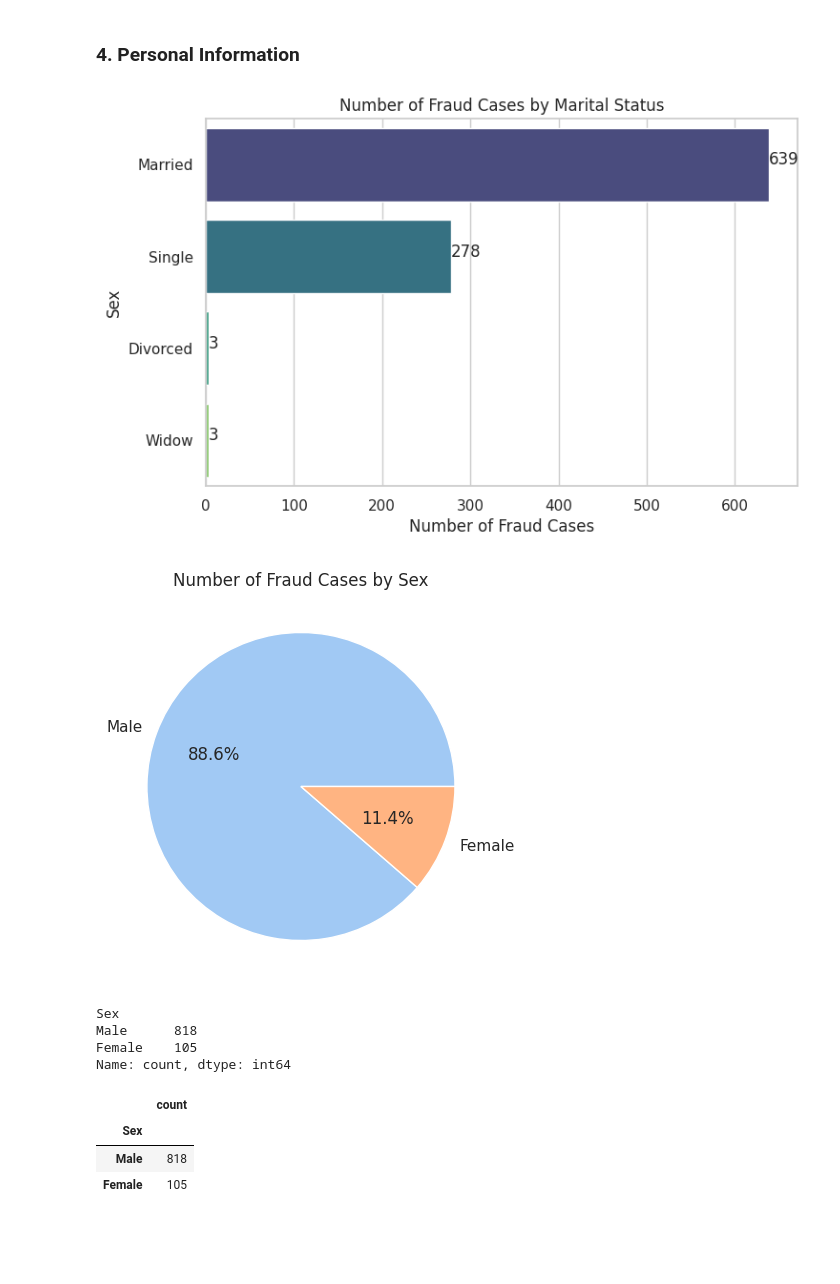
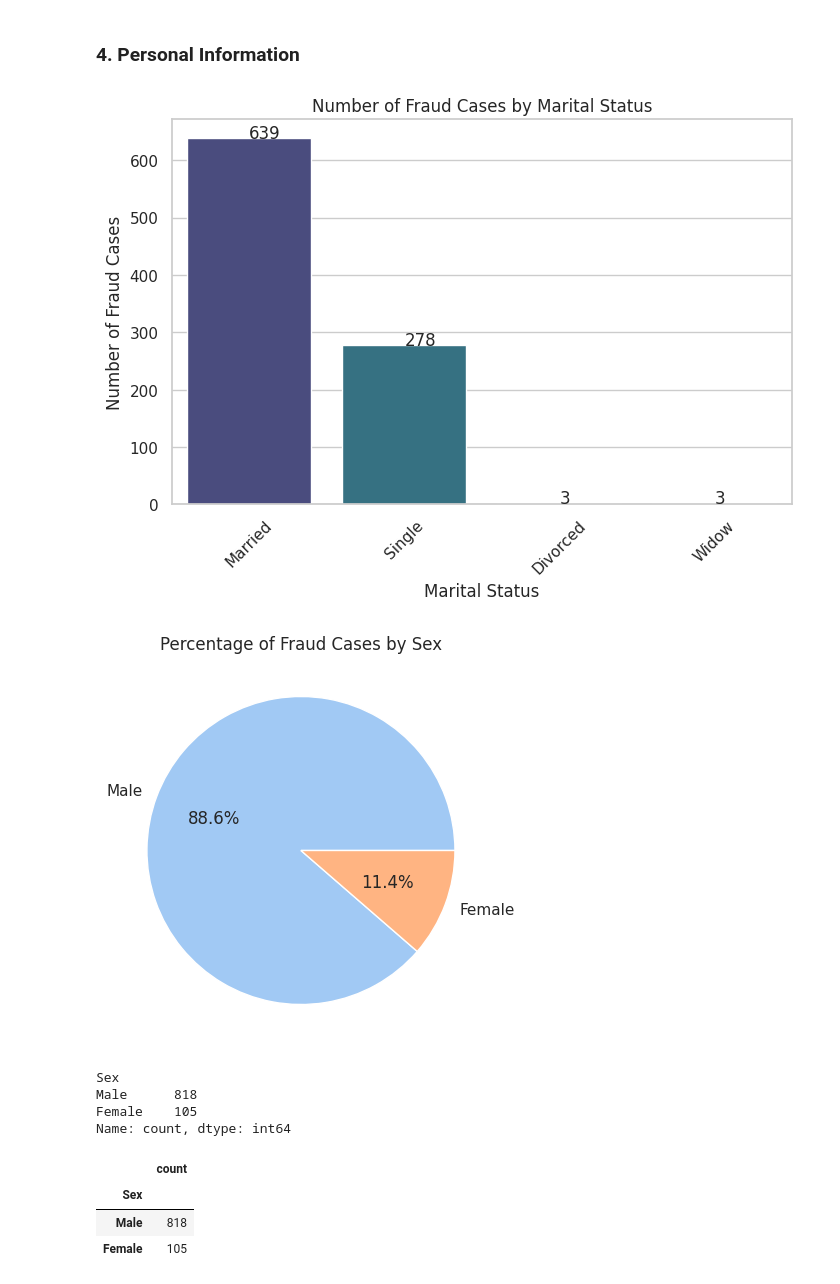
Before and after one commit to kimp10/Insurance-Fraud-Detection-Model-, a Jupyter notebook: Insurance_Fraud_detection.ipynb, the cells around one changed output. Saved outputs shown, nothing was run; the diff lists cells and outputs as text; code cells hidden in the pictures; blank space fills up the shorter version.

```diff
--- a/Insurance_Fraud_detection.ipynb
+++ b/Insurance_Fraud_detection.ipynb
@@ -465,27 +481,26 @@ plt.show()
 # %% [markdown]
 ### 4. Personal Information
 # %%
-
-
 # Set the style for the plots
 sns.set(style="whitegrid")
 
 # Function to count fraud cases by sex
 def count_fraud_cases_by_sex():
     return Claim_fraud[Claim_fraud['FraudFound_P'] == 1]['MaritalStatus'].value_counts()
 
-# Horizontal Bar Plot Number of Fraud Cases by Sex
+# Vertical Bar Plot Number of Fraud Cases by Sex
 plt.figure(figsize=(8, 5))
 fraud_count_by_sex = count_fraud_cases_by_sex()
-sns.barplot(x=fraud_count_by_sex.values, y=fraud_count_by_sex.index, palette="viridis")
+sns.barplot(x=fraud_count_by_sex.index, y=fraud_count_by_sex.values, palette="viridis")
 plt.title('Number of Fraud Cases by Marital Status')
-plt.xlabel('Number of Fraud Cases')
-plt.ylabel('Sex')
-for index, value in enumerate(fraud_count_by_sex.values):
-    plt.text(value, index, str(value))
+plt.xlabel('Marital Status')
+plt.ylabel('Number of Fraud Cases')
+plt.xticks(rotation=45)
+for index, value in enumerate(fraud_count_by_sex):
+    plt.text(index, value, str(value))
 plt.show()
 # %% [output]
-[figure, old version]
+[figure, new version]
 # %%
 # Set the style for the plots
 sns.set(style="whitegrid")
@@ -498,13 +513,13 @@ def count_fraud_cases_by_marital_status():
 plt.figure(figsize=(8, 5))
 fraud_count_by_marital_status = count_fraud_cases_by_marital_status()
 plt.pie(fraud_count_by_marital_status.values, labels=fraud_count_by_marital_status.index, autopct='%1.1f%%', colors=sns.color_palette("pastel"))
-plt.title('Number of Fraud Cases by Sex')
+plt.title('Percentage of Fraud Cases by Sex')
 plt.show()
 
 # Print the count of fraud cases by marital status
 print(fraud_count_by_marital_status)
 # %% [output]
-[figure, old version]
+[figure, new version]
 Sex
 Male      818
 Female    105
```
Also changed, not shown: parts of 4 cells of this notebook.
